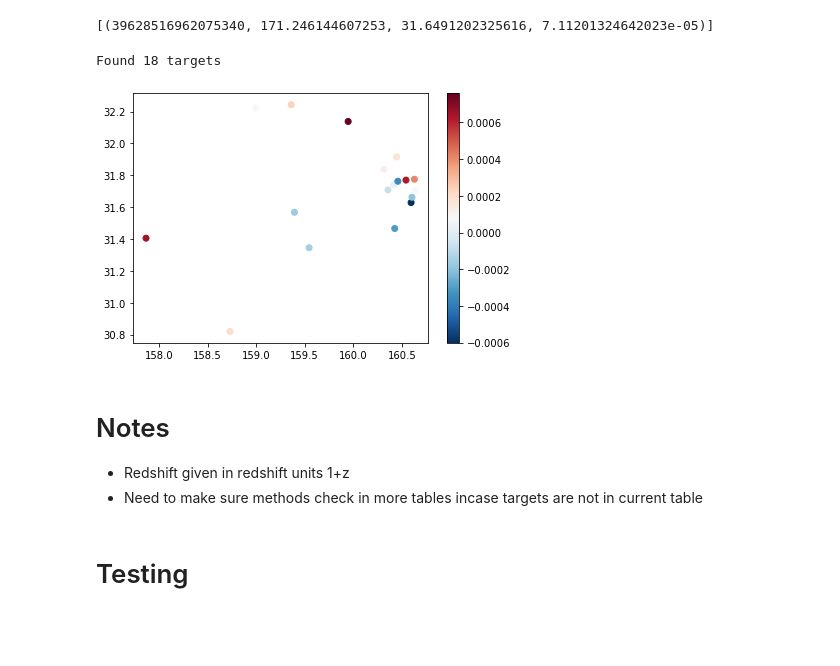
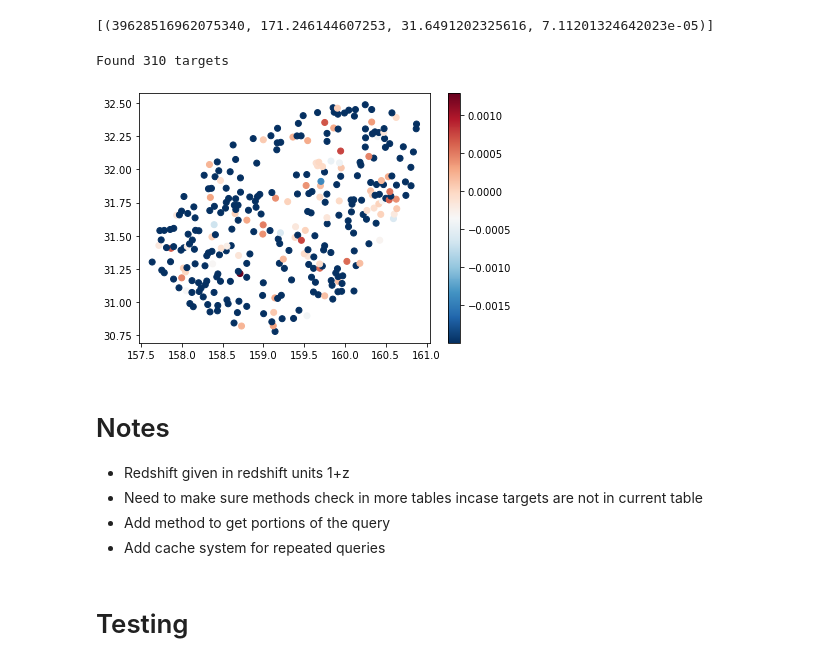
Before and after one commit to ronitnag04/desi_nersc, a Jupyter notebook: TestAccess.ipynb, the cells around one changed output. Cells and saved outputs as stored; diff of their text form; code cells hidden in the pictures; blank space fills up the shorter version.

```diff
--- a/TestAccess.ipynb
+++ b/TestAccess.ipynb
@@ -101,7 +101,7 @@ valid_subtypes = {'CV', 'M', 'G', 'K'}
 # %% [markdown]
 # Get Redshift(s)
 # %%
-def filter_query(q, db_ref, z_min=-1.0, z_max=6.0, spectype=None, subtype=None, limit=100):
+def filter_query(q, db_ref, z_min=-1.0, z_max=6.0, spectype=None, subtype=None, limit=None, start=None, end=None):
     if (z_min > z_max):
         raise ValueError(f'z_min({z_min}) must be less than z_max({z_max})')
     if (spectype and spectype not in valid_spectypes):
@@ -119,7 +119,29 @@ def filter_query(q, db_ref, z_min=-1.0, z_max=6.0, spectype=None, subtype=None,
     if subtype:
         q = q.filter(db_ref.subtype == subtype)
 
-    q = q.limit(limit)
+    count = q.count()
+
+    if limit is not None:
+        if start is not None and end is not None:
+            raise ValueError('Cannot handle limit and start/end arguments to filter query')
+        elif (start is not None and end is None):
+            q = q.offset(start).limit(limit)
+        elif (end is not None and start is None):
+            if end-limit < 0:
+                raise IndexError(f'Invalid end argument {end} for provided limit {limit}')
+            else:
+                q = q.offset(end-limit).limit(limit)
+        else:
+            q = q.limit(limit)
+    else:
+        if start is None and end is None:
+            q.limit(100)
+        elif start is None or end is None:
+            raise ValueError(f'Must provide both start and end parameters if limit is not provided')
+        elif end <= start:
+            raise ValueError(f'Start parameter {start} must be less than end parameter {end}')
+        else:
+            q = q.offset(start).limit(end-start)
 
     return q
 # %% [markdown]
@@ -282,7 +306,7 @@ plt.hist([t[1] for t in getRedshiftsByHEALPix(2152, limit=1000)], bins=10)
 # %% [markdown]
 ## By RA and DEC
 # %%
-def getRedshiftsByRADEC(ra, dec, radius=0.01, z_min=-1.0, z_max=6.0, spectype=None, subtype=None, limit=100):
+def getRedshiftsByRADEC(ra, dec, radius=0.01, z_min=-1.0, z_max=6.0, spectype=None, subtype=None, limit=None, start=None, end=None):
     """
     @Params:
         ra (DOUBLE_PRECISION): Right Ascension of the center of cone to search for targets in degrees
@@ -295,6 +319,9 @@ def getRedshiftsByRADEC(ra, dec, radius=0.01, z_min=-1.0, z_max=6.0, spectype=No
 
     >>> getRedshiftsByRADEC(178.762928070381, 28.3168792298706)
     [(39628443712753146, 178.762928070381, 28.3168792298706, 0.436768397862095)]
+
+    >>> getRedshiftsByRADEC(178, 28, radius=0.5, start=4, end=9)
+    [(39628433021473208, 178.23765824914, 27.6739955274365, -0.00199569129234795), (39628433025663044, 178.309078112161, 27.6828677883659, 0.7155438419203), (39628433021474270, 178.286060740518, 27.7042556825055, 0.628799192474037), (39628433025663516, 178.329472072971, 27.6610845536287, -0.00199569129234795), (39628433025664655, 178.385037490376, 27.6532043820669, 0.459485783407911)]
 
     """
     if (ra > 360 or ra < 0):
@@ -309,12 +336,12 @@ def getRedshiftsByRADEC(ra, dec, radius=0.01, z_min=-1.0, z_max=6.0, spectype=No
     if (q.first() is None):
         raise ValueError(f'No objects found at RA {ra} and DEC {dec} within radius {radius}')
 
-    q = filter_query(q, db.Zpix, z_min=z_min, z_max=z_max, spectype=spectype, subtype=subtype, limit=limit)
+    q = filter_query(q, db.Zpix, z_min=z_min, z_max=z_max, spectype=spectype, subtype=subtype, limit=limit, start=start, end=end)
 
     results = q.all()
     return results
 # %%
-def plotRedshiftsByRADEC(ra, dec, vmin=None, vmax=None, cmap='RdBu_r', c=None, radius=0.1, z_min=-1.0, z_max=6.0, spectype=None, subtype=None, limit=100):
+def plotRedshiftsByRADEC(ra, dec, vmin=None, vmax=None, cmap='RdBu_r', c=None, radius=0.1, z_min=-1.0, z_max=6.0, spectype=None, subtype=None, limit=None):
     results = getRedshiftsByRADEC(ra, dec, radius=radius, z_min=z_min, z_max=z_max, spectype=spectype, subtype=subtype, limit=limit)
     ra = []
     dec = []
@@ -348,14 +375,16 @@ getRedshiftsByRADEC(170, 30, radius=2.5, z_max=2.0, spectype='STAR', subtype='K'
 # %% [output]
 [(39628516962075340, 171.246144607253, 31.6491202325616, 7.11201324642023e-05)]
 # %%
-plotRedshiftsByRADEC(160, 30, radius=2.5, spectype='STAR', subtype='K', limit=10000)
+plotRedshiftsByRADEC(160, 30, radius=2.5, spectype='STAR', limit=10000)
 # %% [output]
-Found 18 targets
+Found 310 targets
-[figure, old version]
+[figure, new version]
 # %% [markdown]
 # Notes
 - Redshift given in redshift units 1+z
 - Need to make sure methods check in more tables incase targets are not in current table
+- Add method to get portions of the query
+- Add cache system for repeated queries
 # %% [markdown]
 # Testing
 # %%
```
Also changed, not shown: parts of 8 cells of this notebook, 1 other file.
